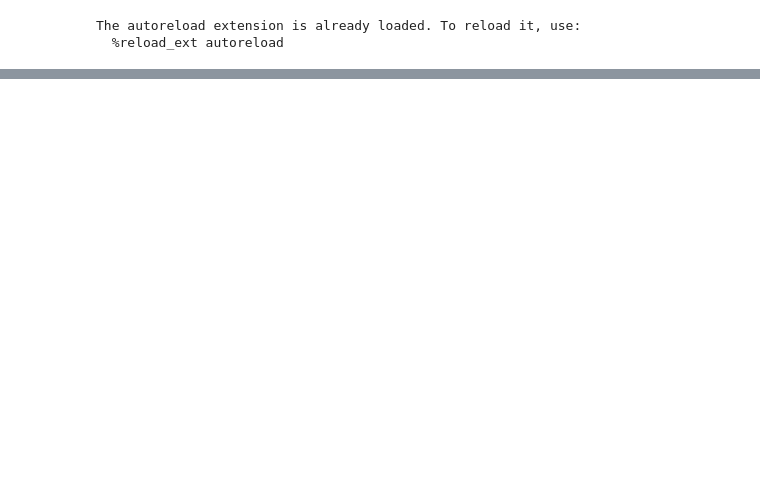
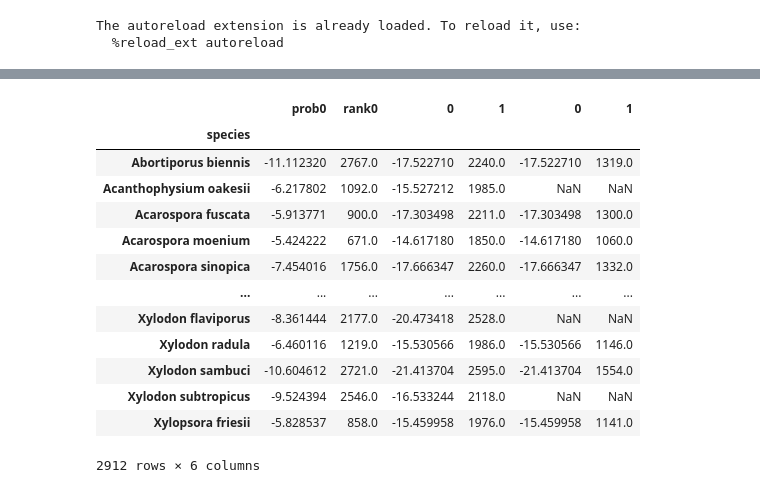
Before and after one commit to fungid-app/fungid-api, a Jupyter notebook: combined.ipynb, the cells around one changed output, grey strips where cells are left out. Cells and saved outputs as stored; diff of their text form; code cells hidden in the pictures; blank space fills up the shorter version.

```diff
--- a/combined.ipynb
+++ b/combined.ipynb
@@ -128,0 +182,32 @@ Name: 9824658, dtype: object
+# %%
+probs = [img_preds,
+         img_preds * tab_preds,
+         (img_preds * tab_preds).loc[loc_preds.index]
+        ]
+
+df = pd.DataFrame()
+for i, prob in enumerate(probs):
+    if i == 0:
+        df["prob" + str(i)] = prob
+        df["rank" + str(i)] = prob.rank(ascending=False)
+    else:
+        df = pd.concat([df, prob, prob.rank(ascending=False)], axis=1)
+
+
+df
+# (img_preds * tab_preds).loc[loc_preds.index]
+# %% [output]
+|  | prob0 | rank0 | 0 | 1 | 0 | 1 |
+| species |  |  |  |  |  |  |
+| Abortiporus biennis | -11.112320 | 2767.0 | -17.522710 | 2240.0 | -17.522710 | 1319.0 |
+| Acanthophysium oakesii | -6.217802 | 1092.0 | -15.527212 | 1985.0 | NaN | NaN |
+| Acarospora fuscata | -5.913771 | 900.0 | -17.303498 | 2211.0 | -17.303498 | 1300.0 |
+| Acarospora moenium | -5.424222 | 671.0 | -14.617180 | 1850.0 | -14.617180 | 1060.0 |
+| Acarospora sinopica | -7.454016 | 1756.0 | -17.666347 | 2260.0 | -17.666347 | 1332.0 |
+| ... | ... | ... | ... | ... | ... | ... |
+| Xylodon flaviporus | -8.361444 | 2177.0 | -20.473418 | 2528.0 | NaN | NaN |
+| Xylodon radula | -6.460116 | 1219.0 | -15.530566 | 1986.0 | -15.530566 | 1146.0 |
+| Xylodon sambuci | -10.604612 | 2721.0 | -21.413704 | 2595.0 | -21.413704 | 1554.0 |
+| Xylodon subtropicus | -9.524394 | 2546.0 | -16.533244 | 2118.0 | NaN | NaN |
+| Xylopsora friesii | -5.828537 | 858.0 | -15.459958 | 1976.0 | -15.459958 | 1141.0 |
+2912 rows × 6 columns
```
Also changed, not shown: parts of 8 cells of this notebook, 7 other files.
